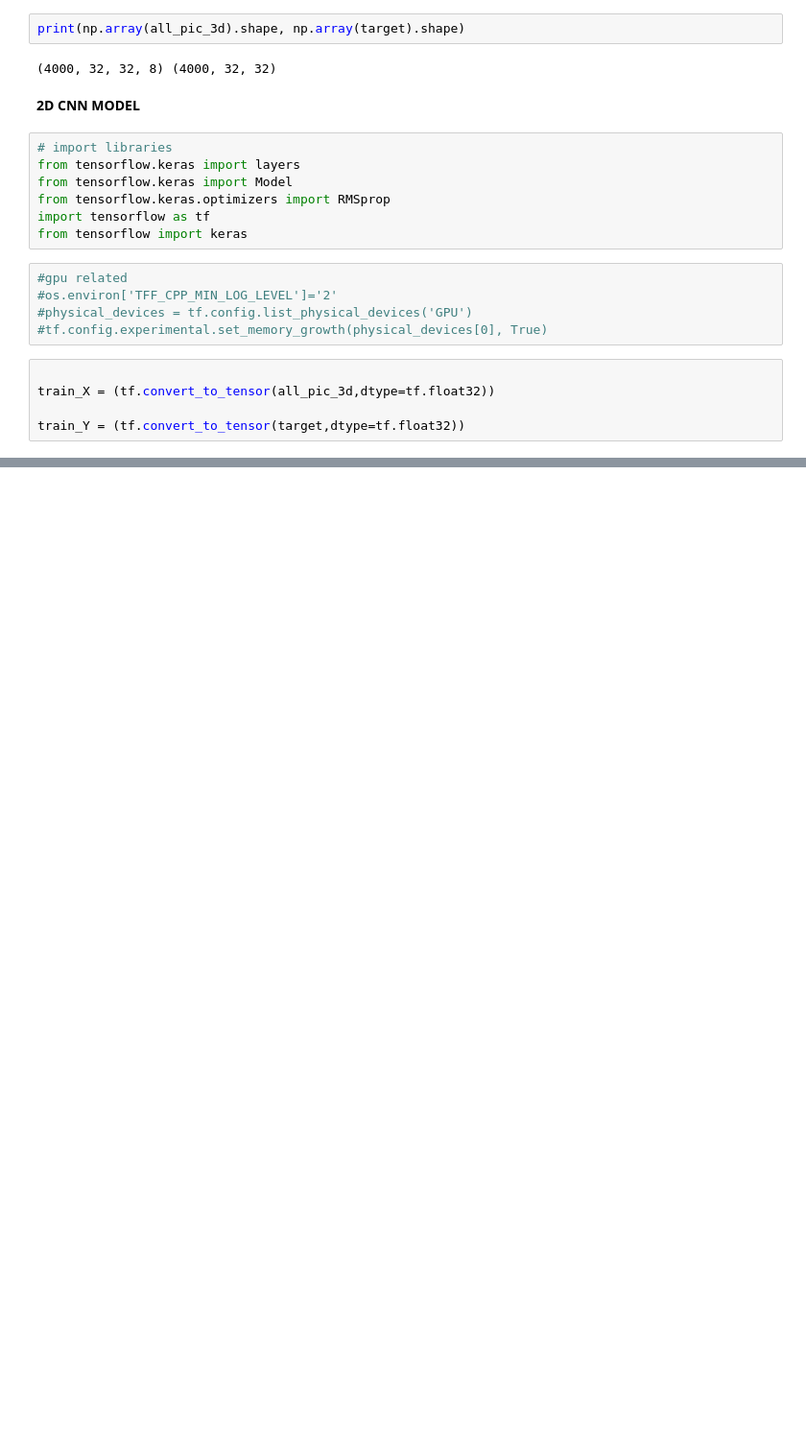
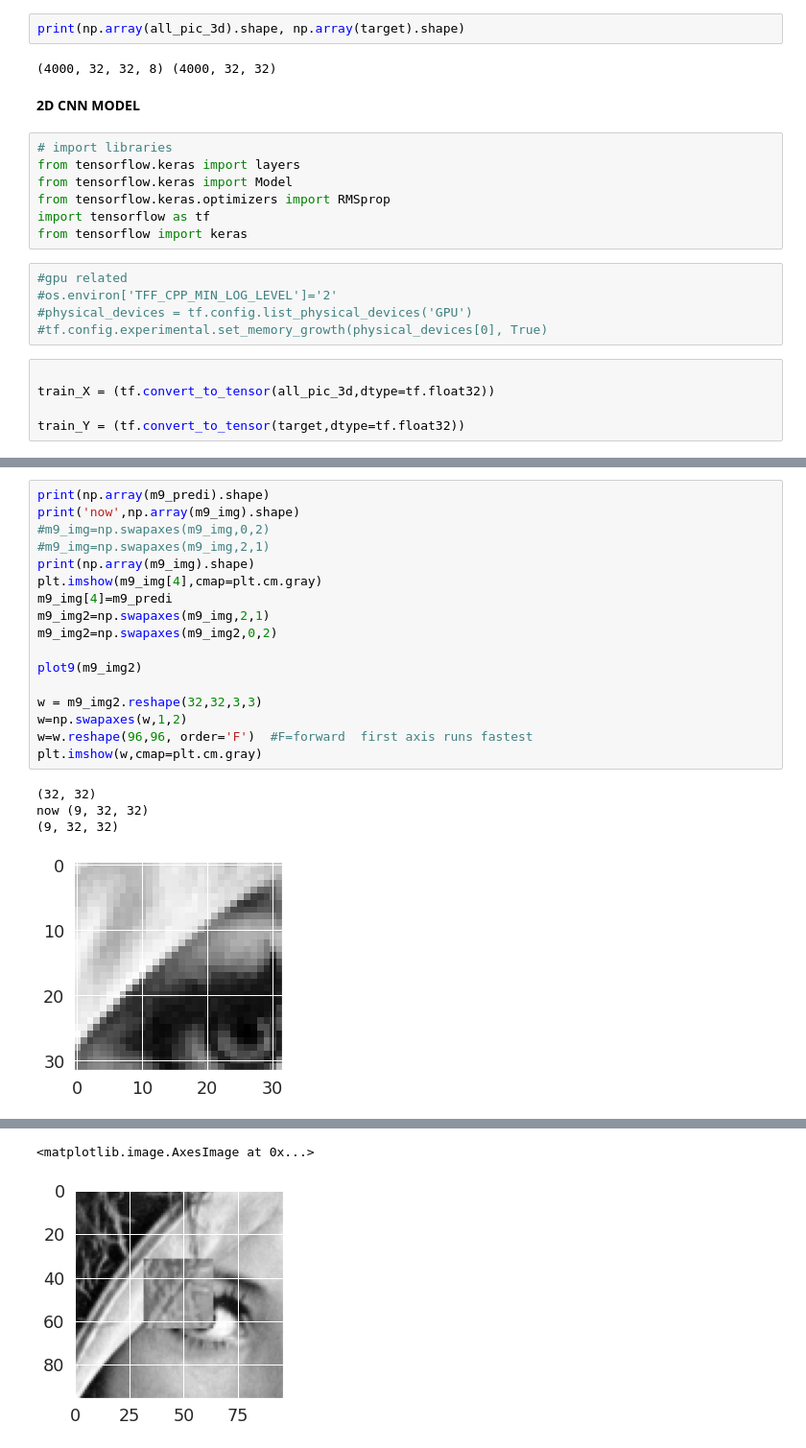
Before and after one commit to WeiKuoLi/Picture-Interpolation, a Jupyter notebook: picture_interpolation.ipynb, the cells around one changed output, grey strips where cells are left out. Shown at 96% size. Drawn from its saved outputs; the diff is of its cells as text; blank space fills up the shorter version.

```diff
--- a/picture_interpolation.ipynb
+++ b/picture_interpolation.ipynb
@@ -347,0 +340,22 @@ m9_t.append(m9_3d[4])
+# %%
+print(np.array(m9_predi).shape)
+print('now',np.array(m9_img).shape)
+#m9_img=np.swapaxes(m9_img,0,2)
+#m9_img=np.swapaxes(m9_img,2,1)
+print(np.array(m9_img).shape)
+plt.imshow(m9_img[4],cmap=plt.cm.gray)
+m9_img[4]=m9_predi
+m9_img2=np.swapaxes(m9_img,2,1)
+m9_img2=np.swapaxes(m9_img2,0,2)
+
+plot9(m9_img2)
+
+w = m9_img2.reshape(32,32,3,3)
+w=np.swapaxes(w,1,2)
+w=w.reshape(96,96, order='F')  #F=forward  first axis runs fastest
+plt.imshow(w,cmap=plt.cm.gray)
+# %% [output]
+(32, 32)
+now (9, 32, 32)
+(9, 32, 32)
+[figure, added]
@@ -347,0 +363,2 @@ m9_t.append(m9_3d[4])
+<matplotlib.image.AxesImage at 0x...>
+[figure, added]
```
Also changed, not shown: parts of 18 cells of this notebook.
